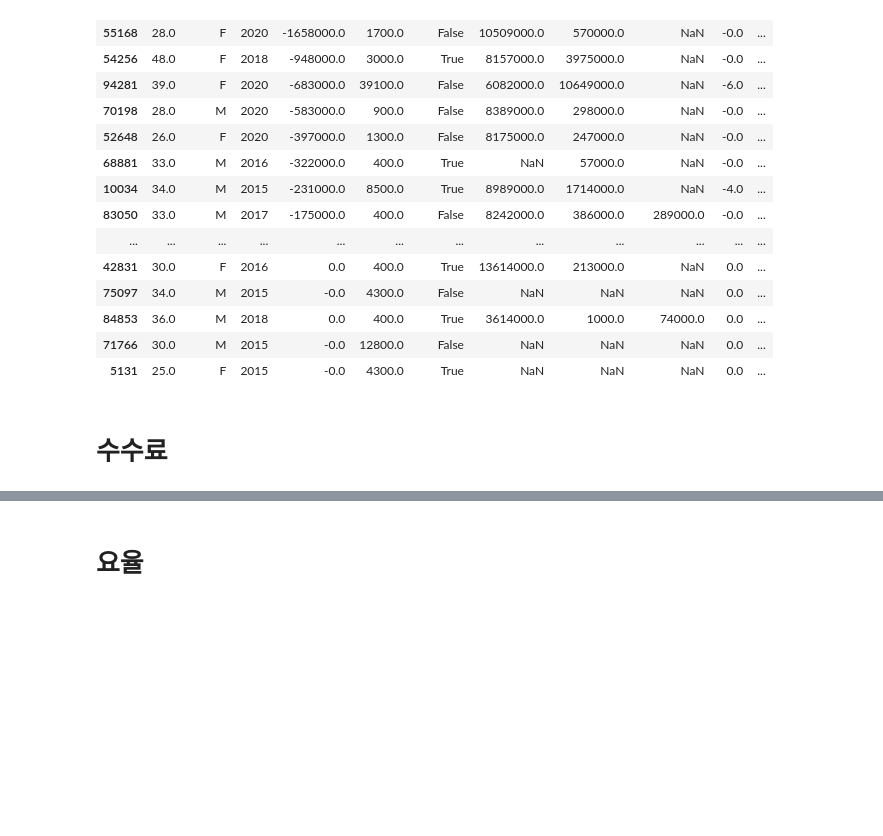
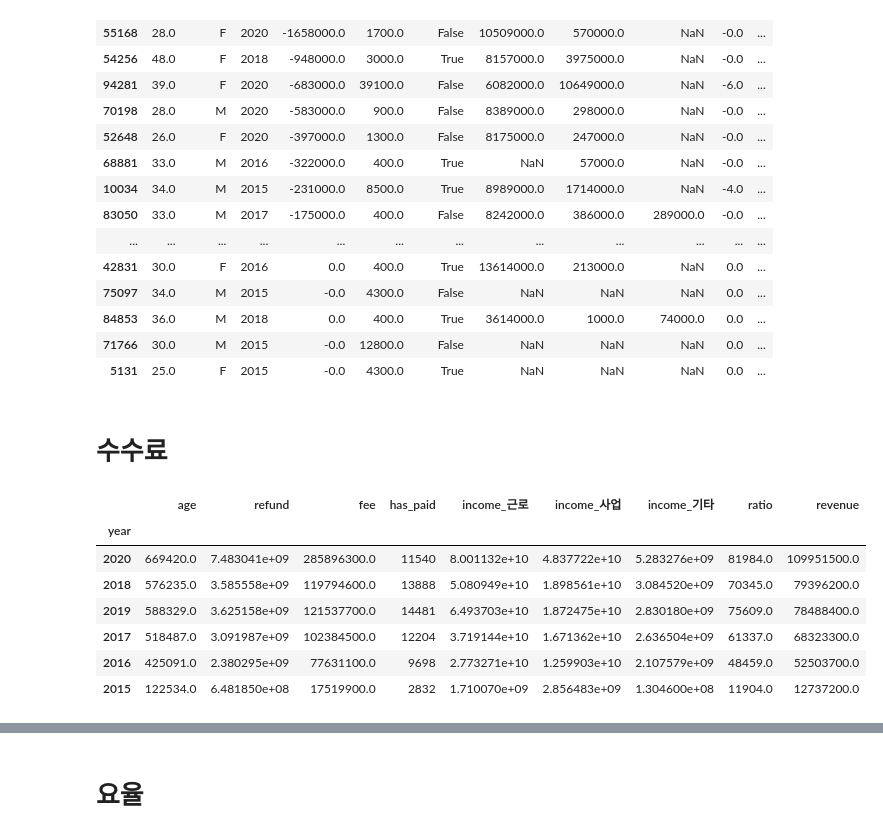
Before and after one commit to gardenchoi/team3_wanted_onboarding, a Jupyter notebook: Week2_최정원/Week2_자비스앤빌런즈_JW_1아이디에이션.ipynb, the cells around one changed output, grey strips where cells are left out. Cells and saved outputs as stored; diff of their text form; code cells hidden in the pictures; blank space fills up the shorter version.

```diff
--- a/Week2_최정원/Week2_자비스앤빌런즈_JW_1아이디에이션.ipynb
+++ b/Week2_최정원/Week2_자비스앤빌런즈_JW_1아이디에이션.ipynb
@@ -386,3 +399,14 @@ df.sort_values(by="refund").head(20)
 | 5131 | 25.0 | F | 2015 | -0.0 | 4300.0 | True | NaN | NaN | NaN | 0.0 | ... |
 # %% [markdown]
 # 수수료
+# %%
+df.groupby("year").sum().sort_values(by="revenue", ascending=False)
+# %% [output]
+|  | age | refund | fee | has_paid | income_근로 | income_사업 | income_기타 | ratio | revenue |
+| year |  |  |  |  |  |  |  |  |  |
+| 2020 | 669420.0 | 7.483041e+09 | 285896300.0 | 11540 | 8.001132e+10 | 4.837722e+10 | 5.283276e+09 | 81984.0 | 109951500.0 |
+| 2018 | 576235.0 | 3.585558e+09 | 119794600.0 | 13888 | 5.080949e+10 | 1.898561e+10 | 3.084520e+09 | 70345.0 | 79396200.0 |
+| 2019 | 588329.0 | 3.625158e+09 | 121537700.0 | 14481 | 6.493703e+10 | 1.872475e+10 | 2.830180e+09 | 75609.0 | 78488400.0 |
+| 2017 | 518487.0 | 3.091987e+09 | 102384500.0 | 12204 | 3.719144e+10 | 1.671362e+10 | 2.636504e+09 | 61337.0 | 68323300.0 |
+| 2016 | 425091.0 | 2.380295e+09 | 77631100.0 | 9698 | 2.773271e+10 | 1.259903e+10 | 2.107579e+09 | 48459.0 | 52503700.0 |
+| 2015 | 122534.0 | 6.481850e+08 | 17519900.0 | 2832 | 1.710070e+09 | 2.856483e+09 | 1.304600e+08 | 11904.0 | 12737200.0 |
```
Also changed, not shown: parts of 14 cells of this notebook.
